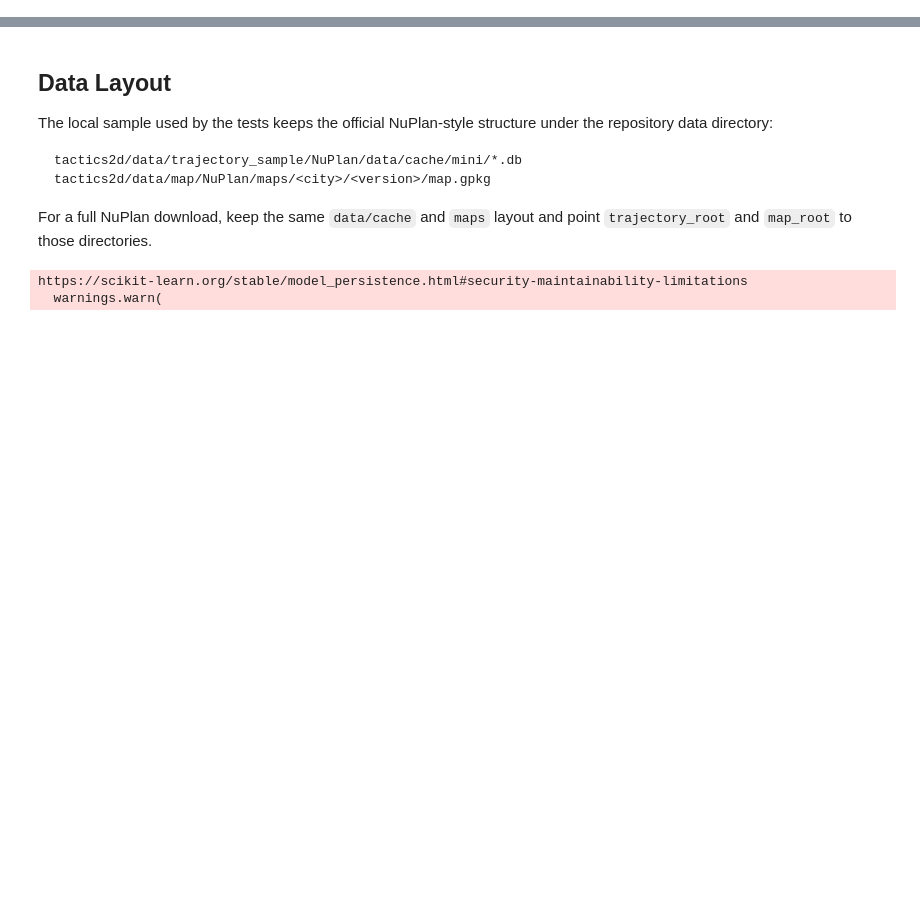
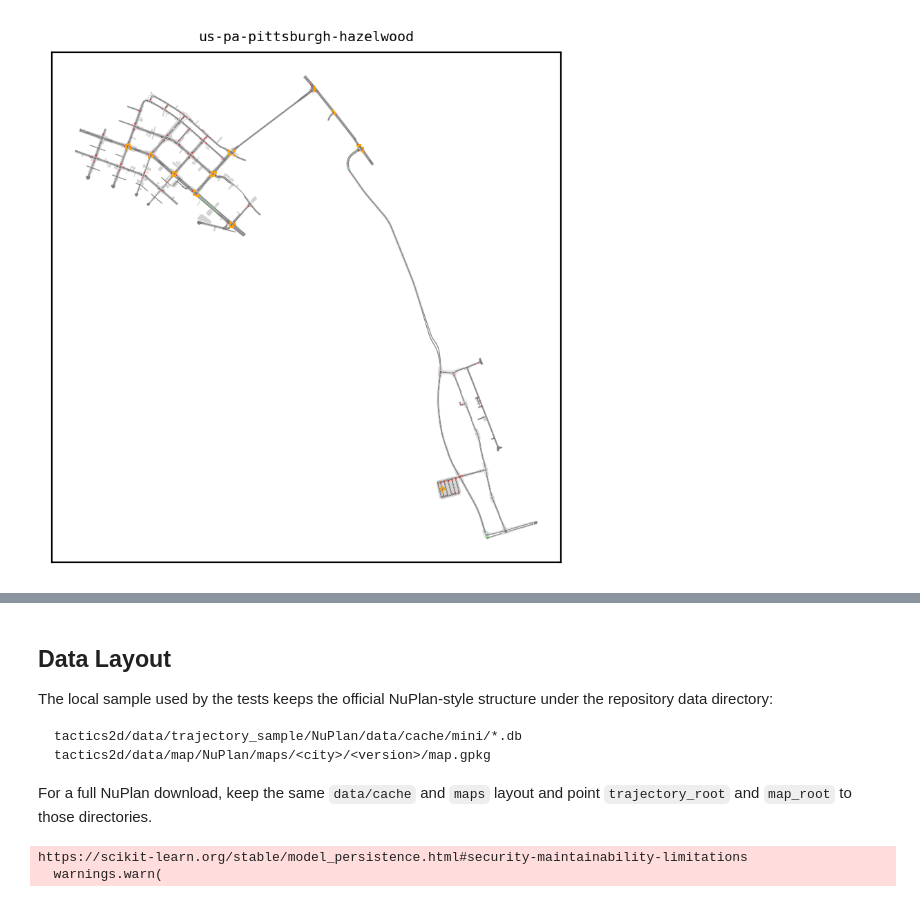
Before and after one commit to WoodOxen/tactics2d, a Jupyter notebook: docs/dataset_support/nuplan.ipynb, the cells around one changed output, grey strips where cells are left out. Drawn from its saved outputs; the diff is of its cells as text; code cells hidden in the pictures; blank space fills up the shorter version.

```diff
--- a/docs/dataset_support/nuplan.ipynb
+++ b/docs/dataset_support/nuplan.ipynb
@@ -4,0 +172,4 @@ NuPlan is a large-scale autonomous-driving planning dataset collected in Boston,
+# %%
+plot_map(map_path, map_files[1])
+# %% [output]
+[figure, added]
```
Also changed, not shown: parts of 31 cells of this notebook.
